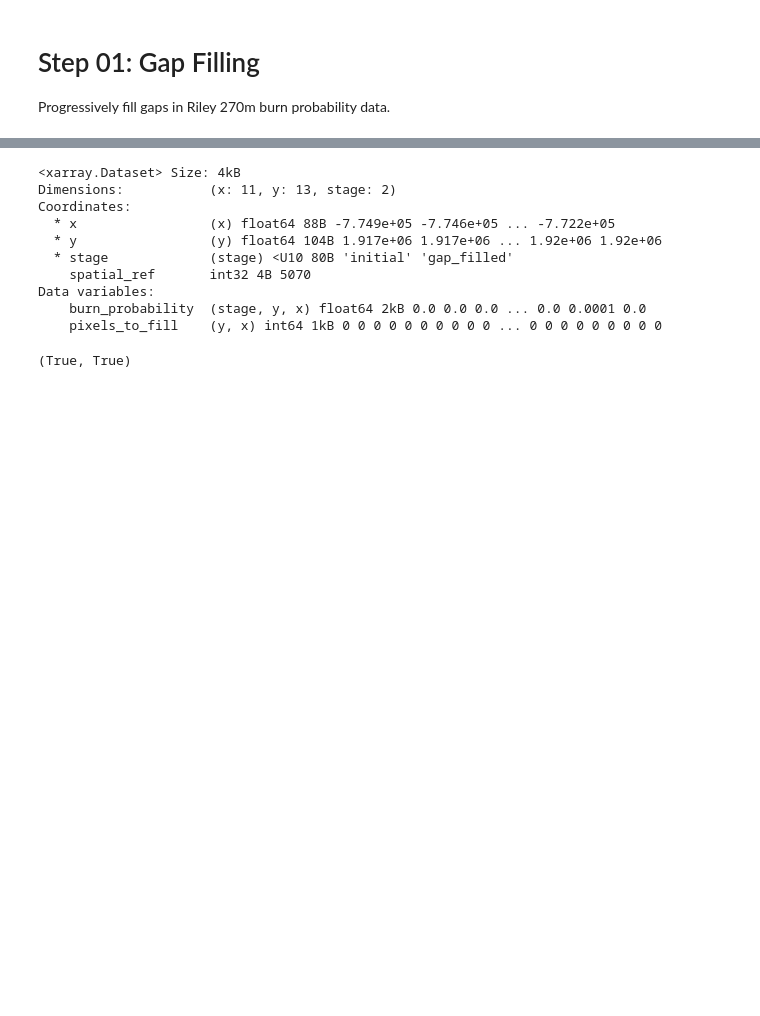
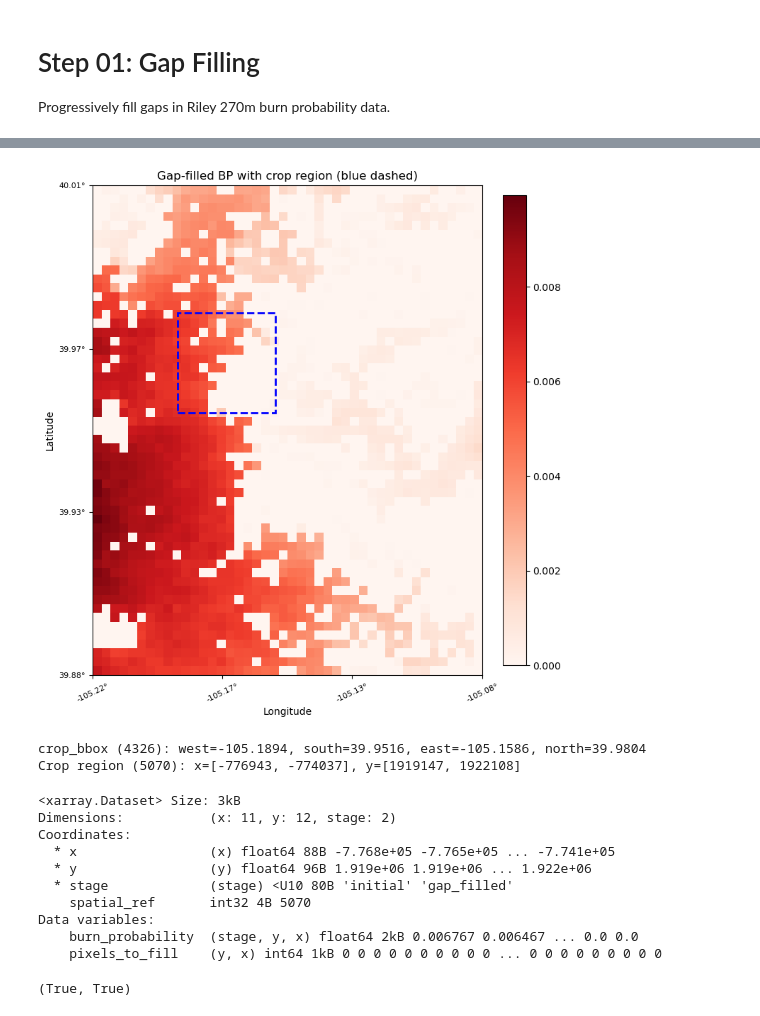
Before and after one commit to carbonplan/ocr, a Jupyter notebook: notebooks/methods-figures.ipynb, the cells around one changed output, grey strips where cells are left out. Cells and saved outputs as stored; diff of their text form; code cells hidden in the pictures; blank space fills up the shorter version.

```diff
--- a/notebooks/methods-figures.ipynb
+++ b/notebooks/methods-figures.ipynb
@@ -323,3 +359,62 @@ plt.show()
+# %%
+from matplotlib.patches import Rectangle
+
+crop_bbox = (-105.1894, 39.9516, -105.1586, 39.9804)
+
+transformer_to_5070 = Transformer.from_crs('EPSG:4326', 'EPSG:5070', always_xy=True)
+bbox_x_min, bbox_y_min = transformer_to_5070.transform(crop_bbox[0], crop_bbox[1])
+bbox_x_max, bbox_y_max = transformer_to_5070.transform(crop_bbox[2], crop_bbox[3])
+
+bbox_lons = [crop_bbox[0], crop_bbox[2]]
+bbox_lats = [crop_bbox[1], crop_bbox[3]]
+
+fig, ax = plt.subplots(1, 1, figsize=(8, 8))
+
+im = ax.imshow(
+    initial_bp.values,
+    cmap='Reds',
+    vmin=0,
+    vmax=initial_bp.max(),
+    extent=extent,
+    origin='lower',
+    aspect='equal',
+)
+
+rect = Rectangle(
+    (bbox_x_min, bbox_y_min),
+    bbox_x_max - bbox_x_min,
+    bbox_y_max - bbox_y_min,
+    linewidth=2,
+    edgecolor='blue',
+    facecolor='none',
+    linestyle='--',
+)
+ax.add_patch(rect)
+
+ax.set_xticks(x_ticks)
+ax.set_xticklabels([f'{lon:.2f}°' for lon in x_tick_lons], fontsize=8, rotation=25)
+ax.set_yticks(y_ticks)
+ax.set_yticklabels([f'{lat:.2f}°' for lat in y_tick_lats], fontsize=8)
+ax.set_xlabel('Longitude', fontsize=10)
+ax.set_ylabel('Latitude', fontsize=10)
+ax.set_title('Gap-filled BP with crop region (blue dashed)', fontsize=12)
+fig.colorbar(im, ax=ax, fraction=0.046, pad=0.04)
+
+plt.tight_layout()
+plt.show()
+
+print(
+    f'crop_bbox (4326): west={crop_bbox[0]:.4f}, south={crop_bbox[1]:.4f}, '
+    f'east={crop_bbox[2]:.4f}, north={crop_bbox[3]:.4f}'
+)
+print(
+    f'Crop region (5070): x=[{bbox_x_min:.0f}, {bbox_x_max:.0f}], '
+    f'y=[{bbox_y_min:.0f}, {bbox_y_max:.0f}]'
+)
+# %% [output]
+[figure, added]
+crop_bbox (4326): west=-105.1894, south=39.9516, east=-105.1586, north=39.9804
+Crop region (5070): x=[-776943, -774037], y=[1919147, 1922108]
 # %%
 # Create dataset with 'stage' dimension
 step01_data = xr.concat([initial_bp, gap_filled_bp], dim='stage').assign_coords(
@@ -334,29 +429,29 @@ step01_full = xr.Dataset(
 # Crop to final region using geo_sel (data is in EPSG:5070)
 step01_cropped = geo_sel(
     step01_full,
-    bbox=final_bbox,
+    bbox=crop_bbox,
     crs_wkt=crs_wkt,
 )
 
 step01_ds = step01_cropped.pipe(set_zarr_encoding).sortby(['x', 'y'])
 
 step01_ds.to_zarr(
-    's3://carbonplan-ocr/output/fire-risk/tensor/web-figures/methods-step01-gap-filling-270m-5070.zarr',
+    f's3://carbonplan-ocr/output/fire-risk/tensor/web-figures/v{version}/methods-step01-gap-filling-270m-5070.zarr',
     zarr_format=2,
     consolidated=True,
     mode='w',
 )
 step01_ds
 # %% [output]
-<xarray.Dataset> Size: 4kB
-Dimensions:           (x: 11, y: 13, stage: 2)
+<xarray.Dataset> Size: 3kB
+Dimensions:           (x: 11, y: 12, stage: 2)
 Coordinates:
-  * x                 (x) float64 88B -7.749e+05 -7.746e+05 ... -7.722e+05
-  * y                 (y) float64 104B 1.917e+06 1.917e+06 ... 1.92e+06 1.92e+06
+  * x                 (x) float64 88B -7.768e+05 -7.765e+05 ... -7.741e+05
+  * y                 (y) float64 96B 1.919e+06 1.919e+06 ... 1.922e+06
   * stage             (stage) <U10 80B 'initial' 'gap_filled'
     spatial_ref       int32 4B 5070
 Data variables:
-    burn_probability  (stage, y, x) float64 2kB 0.0 0.0 0.0 ... 0.0 0.0001 0.0
+    burn_probability  (stage, y, x) float64 2kB 0.006767 0.006467 ... 0.0 0.0
     pixels_to_fill    (y, x) int64 1kB 0 0 0 0 0 0 0 0 0 0 ... 0 0 0 0 0 0 0 0 0
 # %%
 step01_ds.indexes['x'].is_monotonic_increasing, step01_ds.indexes['y'].is_monotonic_increasing
```
Also changed, not shown: parts of 9 cells of this notebook.
